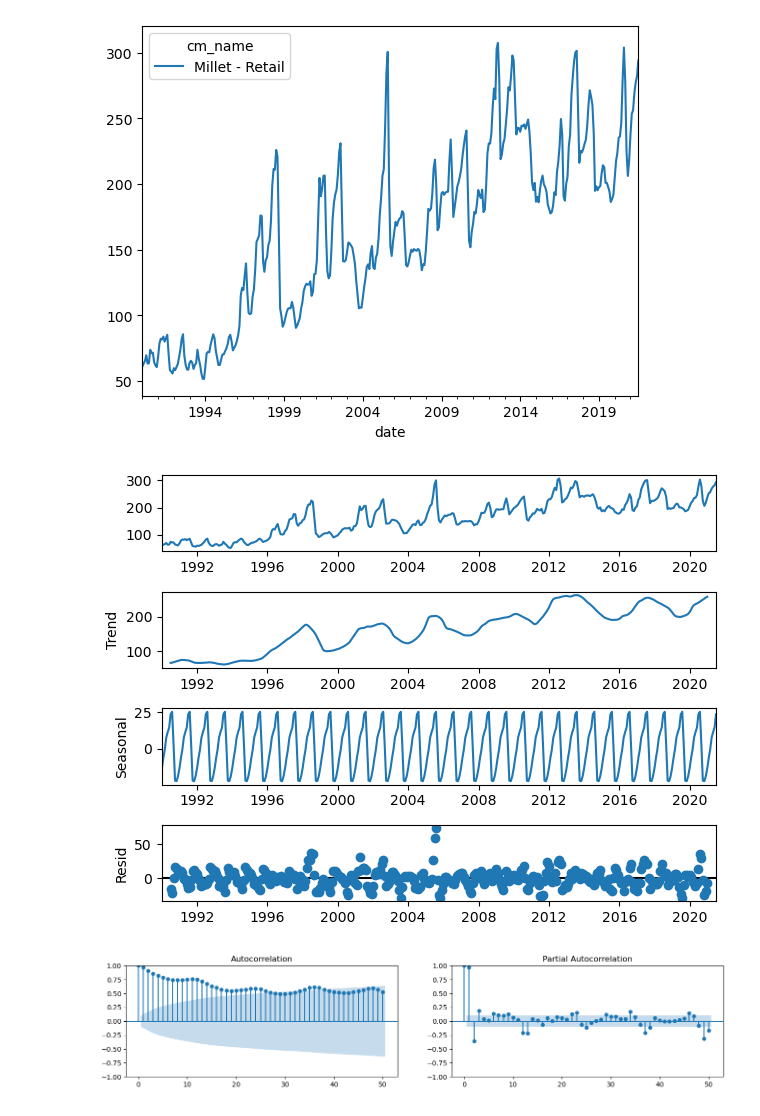
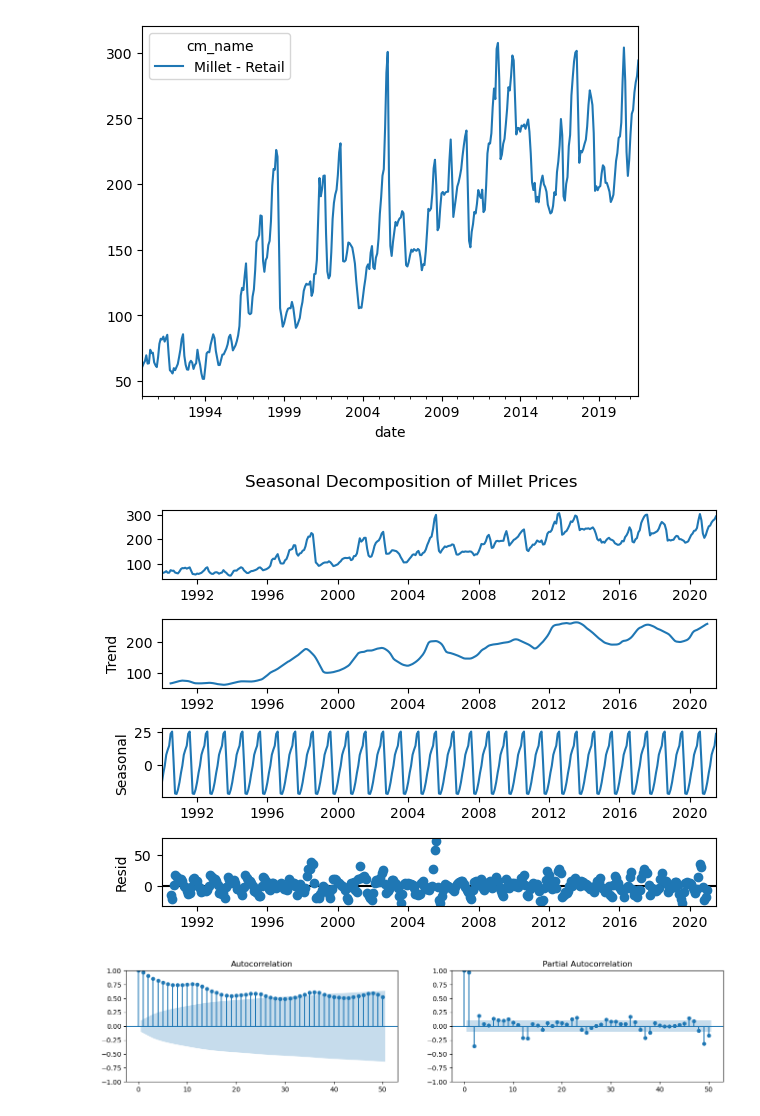
Before and after one commit to wwhite5/Springboard-Capstone-2-Time-Series, a Jupyter notebook: Notebooks/EDA.ipynb, the cells around one changed output. Saved outputs shown, nothing was run; the diff lists cells and outputs as text; code cells hidden in the pictures.

```diff
--- a/Notebooks/EDA.ipynb
+++ b/Notebooks/EDA.ipynb
@@ -210,9 +211,11 @@ millet_ts.plot()
 # %%
 decomp = seasonal_decompose(millet_ts)
 decomp.plot()
+plt.suptitle('Seasonal Decomposition of Millet Prices')
+plt.tight_layout()
 plt.show()
 # %% [output]
-[figure, old version]
+[figure, new version]
 # %%
 fig, ax = plt.subplots(1,2,figsize=(16,3))
 plot_acf(millet_ts, lags=50, ax=ax[0])
```
Also changed, not shown: parts of 3 cells of this notebook, 5 other files.
